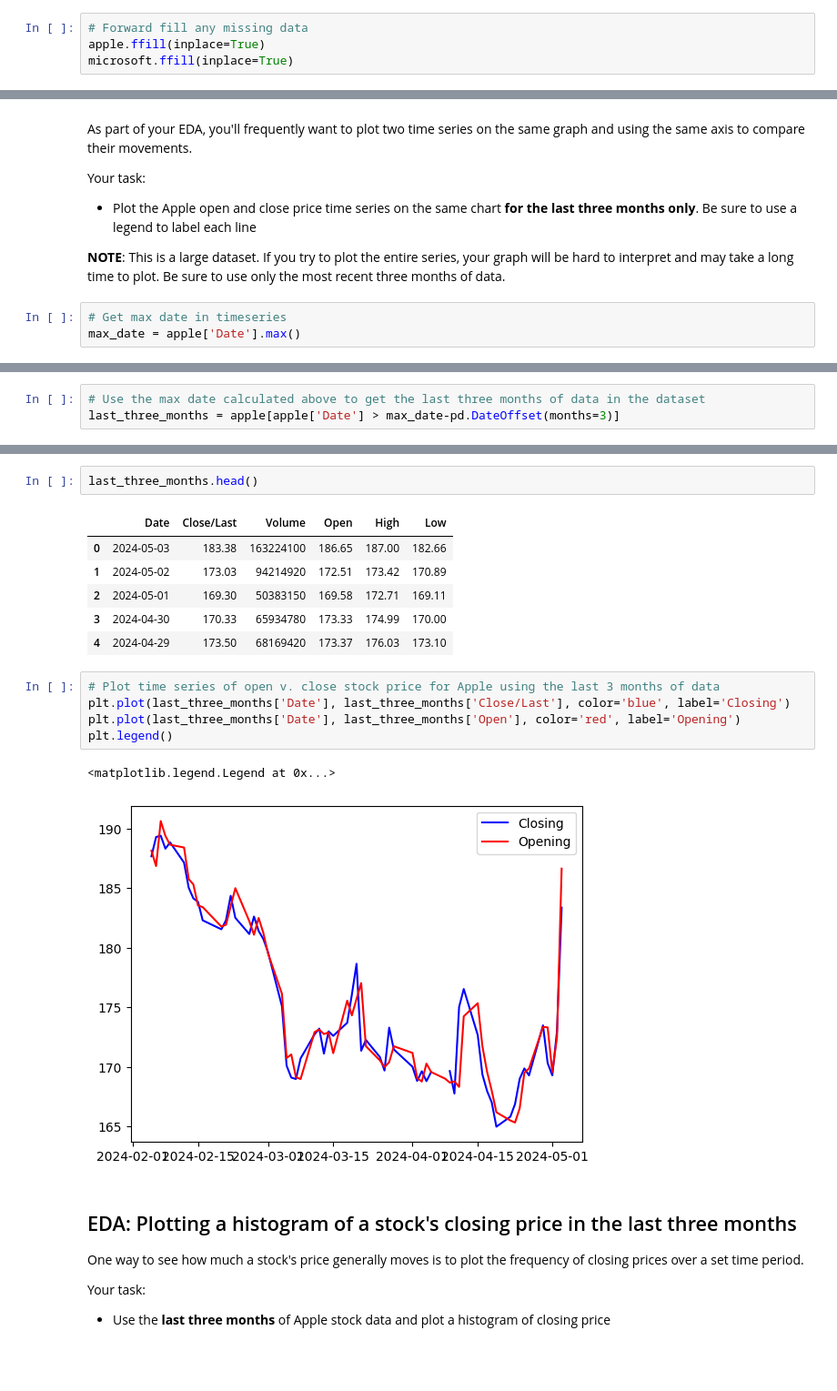
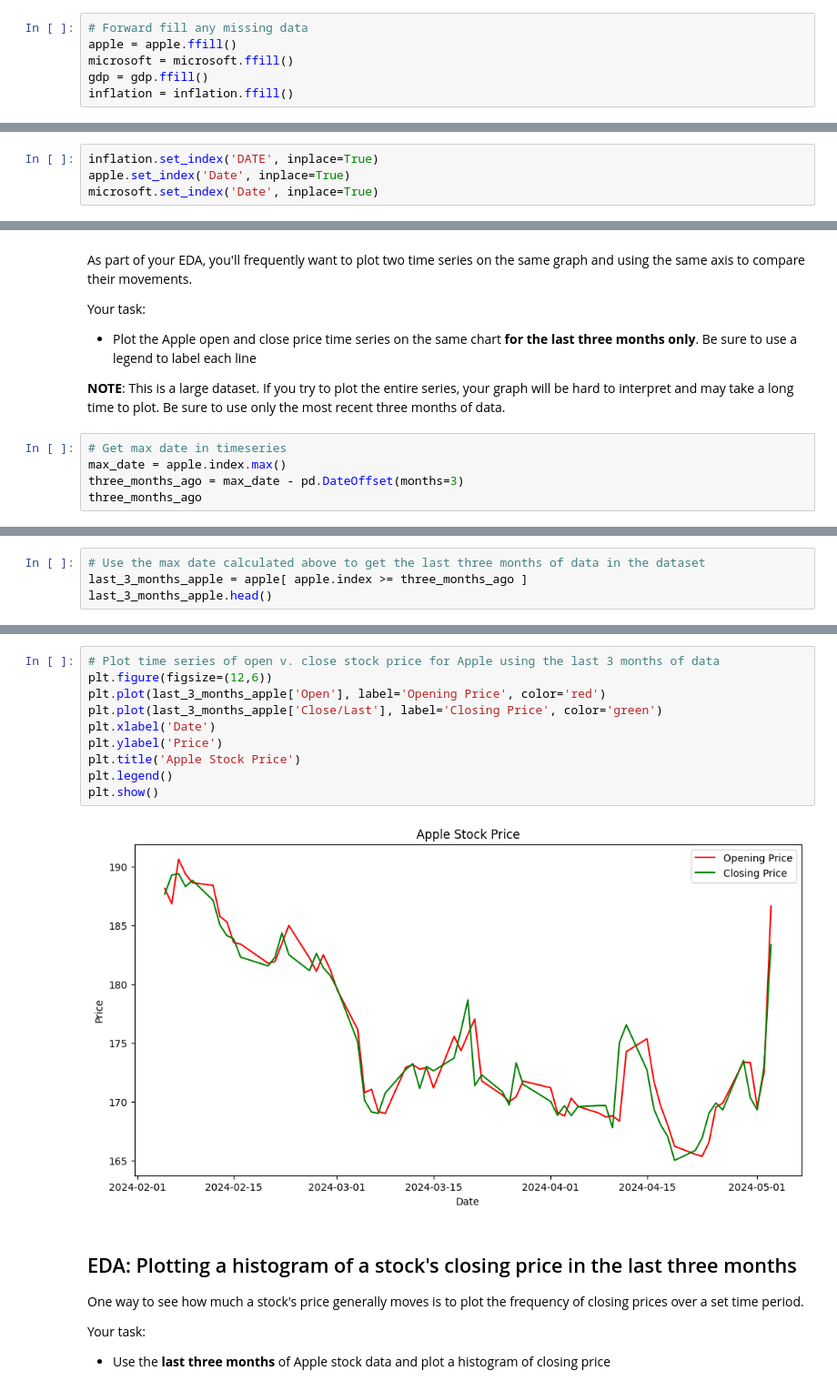
Before and after one commit to bigboy92/fend-matching-game, a Jupyter notebook: Preparing-for-data-analysis-project-student.ipynb, the cells around one changed output, grey strips where cells are left out. Shown at 91% size. Saved outputs shown, nothing was run; the diff lists cells and outputs as text; blank space fills up the shorter version.

```diff
--- a/Preparing-for-data-analysis-project-student.ipynb
+++ b/Preparing-for-data-analysis-project-student.ipynb
@@ -220,6 +192,8 @@ dtype: bool
 # %%
 # Forward fill any missing data
-apple.ffill(inplace=True)
-microsoft.ffill(inplace=True)
+apple = apple.ffill()
+microsoft = microsoft.ffill()
+gdp = gdp.ffill()
+inflation = inflation.ffill()
 # %%
 # Check again for nulls after using forward fill
@@ -363,2 +322,6 @@ inflation.head()
+# %%
+inflation.set_index('DATE', inplace=True)
+apple.set_index('Date', inplace=True)
+microsoft.set_index('Date', inplace=True)
 # %%
 # Upsample and interpolate from monthly to weekly
@@ -469,4 +393,6 @@ Your task:
 **NOTE**: This is a large dataset. If you try to plot the entire series, your graph will be hard to interpret and may take a long time to plot. Be sure to use only the most recent three months of data.
 # %%
 # Get max date in timeseries
-max_date = apple['Date'].max()
+max_date = apple.index.max()
+three_months_ago = max_date - pd.DateOffset(months=3)
+three_months_ago
@@ -473,3 +401,4 @@ max_date = apple['Date'].max()
 # %%
 # Use the max date calculated above to get the last three months of data in the dataset
-last_three_months = apple[apple['Date'] > max_date-pd.DateOffset(months=3)]
+last_3_months_apple = apple[ apple.index >= three_months_ago ]
+last_3_months_apple.head()
@@ -476,20 +413,15 @@ last_three_months = apple[apple['Date'] > max_date-pd.DateOffset(months=3)]
-# %%
-last_three_months.head()
-# %% [output]
-|  | Date | Close/Last | Volume | Open | High | Low |
-| 0 | 2024-05-03 | 183.38 | 163224100 | 186.65 | 187.00 | 182.66 |
-| 1 | 2024-05-02 | 173.03 | 94214920 | 172.51 | 173.42 | 170.89 |
-| 2 | 2024-05-01 | 169.30 | 50383150 | 169.58 | 172.71 | 169.11 |
-| 3 | 2024-04-30 | 170.33 | 65934780 | 173.33 | 174.99 | 170.00 |
-| 4 | 2024-04-29 | 173.50 | 68169420 | 173.37 | 176.03 | 173.10 |
 # %%
 # Plot time series of open v. close stock price for Apple using the last 3 months of data
-plt.plot(last_three_months['Date'], last_three_months['Close/Last'], color='blue', label='Closing')
-plt.plot(last_three_months['Date'], last_three_months['Open'], color='red', label='Opening')
+plt.figure(figsize=(12,6))
+plt.plot(last_3_months_apple['Open'], label='Opening Price', color='red')
+plt.plot(last_3_months_apple['Close/Last'], label='Closing Price', color='green')
+plt.xlabel('Date')
+plt.ylabel('Price')
+plt.title('Apple Stock Price')
 plt.legend()
+plt.show()
 # %% [output]
-<matplotlib.legend.Legend at 0x...>
-[figure, old version]
+[figure, new version]
 # %% [markdown]
 ## EDA: Plotting a histogram of a stock's closing price in the last three months
 
```
Also changed, not shown: parts of 69 cells of this notebook.
